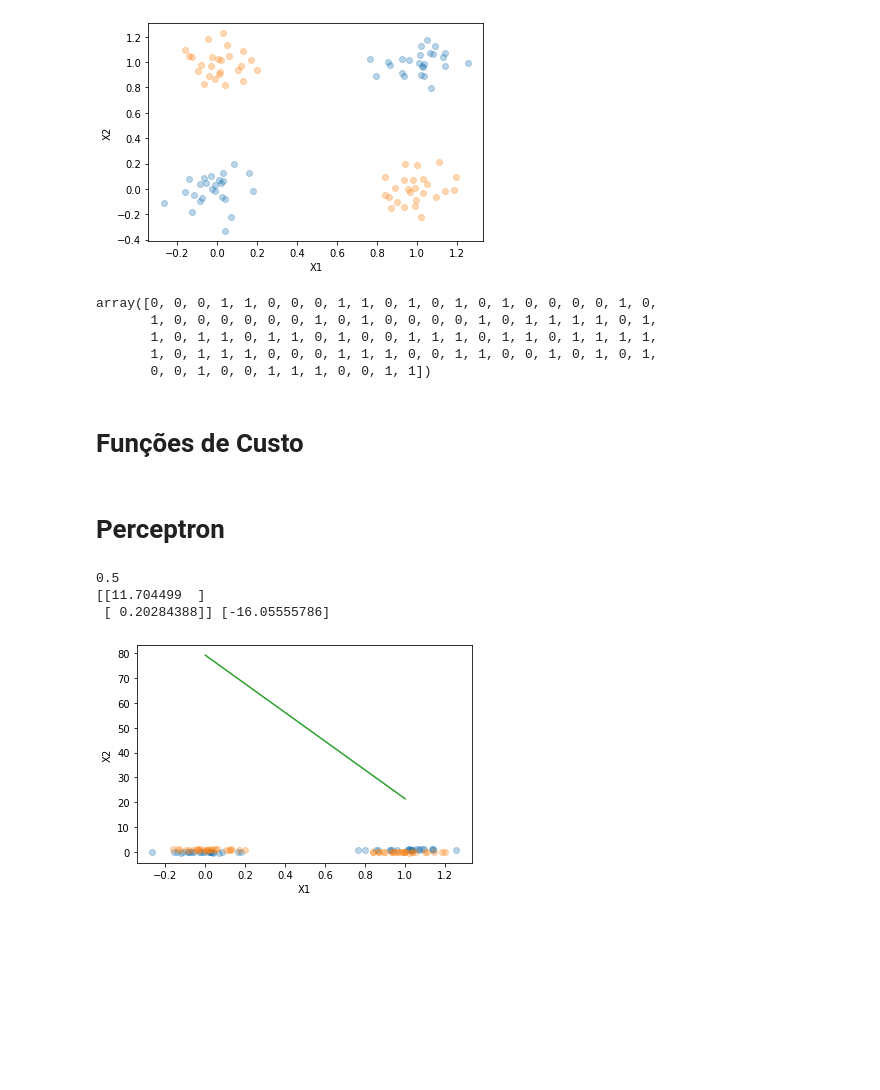
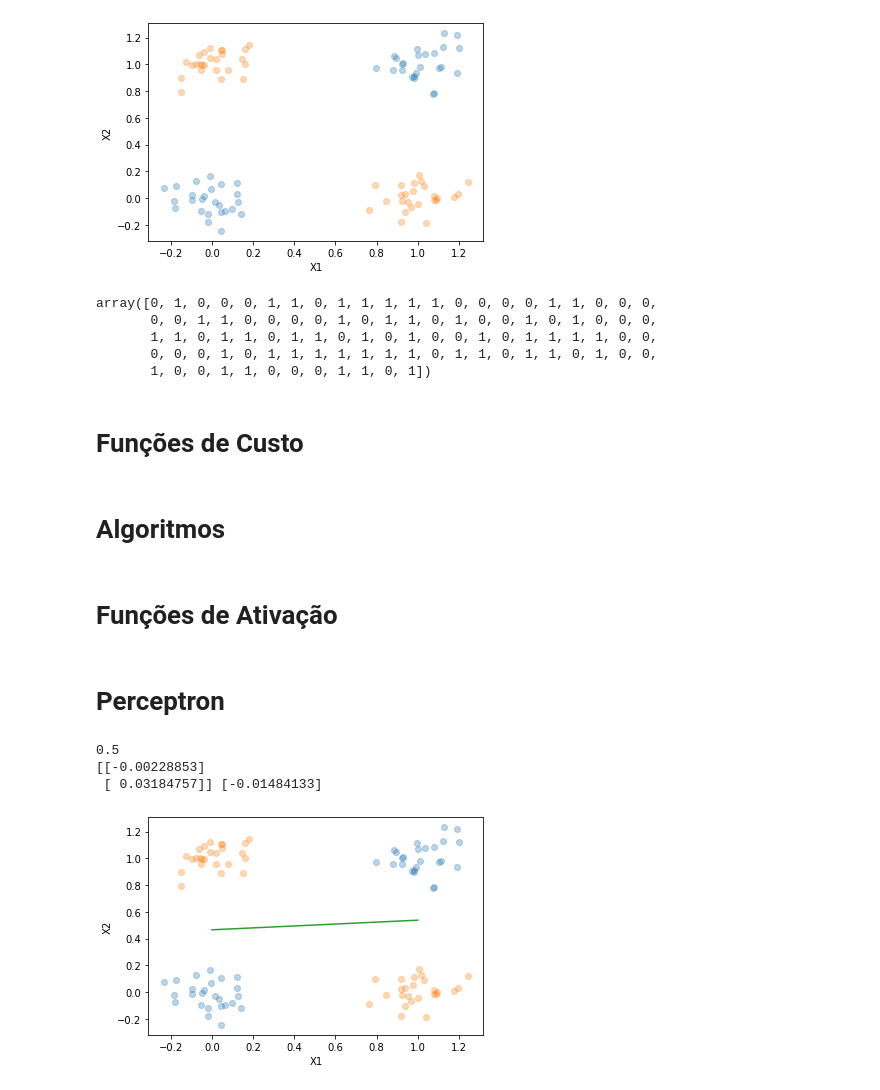
Before and after one commit to fboldt/aulasann, a Jupyter notebook: perceptron-xor.ipynb, the cells around one changed output. Cells and saved outputs as stored; diff of their text form; code cells hidden in the pictures; blank space fills up the shorter version.

```diff
--- a/perceptron-xor.ipynb
+++ b/perceptron-xor.ipynb
@@ -5,7 +5,7 @@ from sklearn.datasets import make_blobs
 from sklearn.preprocessing import label_binarize
 
 def geradataset(tamanho=20, centros=[[0,0],[1,0],[1,1],[0,1]]):
-    X, y = make_blobs(n_samples=tamanho, centers=centros, center_box=(0, 1.0), cluster_std=0.1)
+    X, y = make_blobs(n_samples=tamanho, centers=centros, cluster_std=0.1)
     y = np.array(y%2, dtype=int)
     return X, y
 
@@ -25,11 +25,11 @@ plotadataset(X, y)
 plt.show()
 y
 # %% [output]
-[figure, old version]
+[figure, new version]
-array([0, 0, 0, 1, 1, 0, 0, 0, 1, 1, 0, 1, 0, 1, 0, 1, 0, 0, 0, 0, 1, 0,
-       1, 0, 0, 0, 0, 0, 0, 1, 0, 1, 0, 0, 0, 0, 1, 0, 1, 1, 1, 1, 0, 1,
-       1, 0, 1, 1, 0, 1, 1, 0, 1, 0, 0, 1, 1, 1, 0, 1, 1, 0, 1, 1, 1, 1,
-       1, 0, 1, 1, 1, 0, 0, 0, 1, 1, 1, 0, 0, 1, 1, 0, 0, 1, 0, 1, 0, 1,
-       0, 0, 1, 0, 0, 1, 1, 1, 0, 0, 1, 1])
+array([0, 1, 0, 0, 0, 1, 1, 0, 1, 1, 1, 1, 1, 0, 0, 0, 0, 1, 1, 0, 0, 0,
+       0, 0, 1, 1, 0, 0, 0, 0, 1, 0, 1, 1, 0, 1, 0, 0, 1, 0, 1, 0, 0, 0,
+       1, 1, 0, 1, 1, 0, 1, 1, 0, 1, 0, 1, 0, 0, 1, 0, 1, 1, 1, 1, 0, 0,
+       0, 0, 0, 1, 0, 1, 1, 1, 1, 1, 1, 1, 0, 1, 1, 0, 1, 1, 0, 1, 0, 0,
+       1, 0, 0, 1, 1, 0, 0, 0, 1, 1, 0, 1])
 # %% [markdown]
 # Funções de Custo
@@ -76,16 +36,34 @@ class HingeLoss():
+# %% [markdown]
+# Algoritmos
+# %%
+class PseudoInversa():
+    def __init__(self):
+        pass
+    def getW(self, X, y):
+        pinv = np.linalg.pinv(X)
+        w = np.matmul(pinv,y)
+        return w
+# %% [markdown]
+# Funções de Ativação
+# %%
+from scipy.special import expit
+
+def sign(a):
+    return (a >= 0) * 2 - 1
+
+def tanh(a):
+    return expit(a) * 2 - 1
 # %% [markdown]
 # Perceptron
 # %%
 from sklearn.base import BaseEstimator, ClassifierMixin
 
 class Perceptron(BaseEstimator, ClassifierMixin):
-    def __init__(self, custo=CustoPerceptron(), alpha=0.5):
+    def __init__(self, algoritmo=PseudoInversa(), activation=tanh):
         self.w = None
-        self.activation = lambda a: (a>=0)*2-1
         self.threshold = 0
-        self.alpha = alpha
-        self.maxiter = 200
-        self.custo = custo
+        self.activation = activation
+        self.algoritmo = algoritmo
 
     @staticmethod
     def includebias(X):
@@ -94,48 +72,40 @@ class Perceptron(BaseEstimator, ClassifierMixin):
         return Xb
 
     def fit(self, X, y):
         Xb = Perceptron.includebias(X)
         self.labels = list(set(y))
         y = label_binarize(y, classes=self.labels)*2-1
         if len(self.labels) == 2 :
             y = y[:,0:1]
-        self.w = np.random.uniform(-1, 1, size=(Xb.shape[1], y.shape[1]))
-        # training
-        for _ in range(self.maxiter):
-            a = self.preactivate(X)
-            ypred = self.activation(a)
-            custo = self.custo.custo(y, ypred)
-            if custo == 0:
-                break
-            self.w = self.w + self.alpha*self.custo.gradiente(y, ypred, Xb)
-
-    def preactivate(self, X):
-        Xb = Perceptron.includebias(X)
-        return np.matmul(Xb, self.w)
+        if hasattr(self.algoritmo, 'custo') and (not hasattr(self.algoritmo.custo, 'preactivated') or not self.algoritmo.custo.preactivated):
+            self.w = self.algoritmo.getW(Xb, y, self.activation)
+        else:
+            self.w = self.algoritmo.getW(Xb, y)
 
     def predict(self, X):
-        a = self.preactivate(X)
+        Xb = Perceptron.includebias(X)
+        a = np.matmul(Xb, self.w)
         if self.w.shape[1] > 1:
             idx = np.argmax(a, axis=1)
         else:
             idx = np.array(self.activation(a) > self.threshold, dtype=int)[:,0]
         ypred = np.array([self.labels[i] for i in idx])
         return ypred
 
-perceptron = Perceptron(custo=HingeLoss)
+perceptron = Perceptron()
 perceptron.fit(X, y)
 ypred = perceptron.predict(X)
 print(sum(y == ypred)/len(y))
 print(perceptron.w[1:], perceptron.w[0])
 
 plotadataset(X, y)
 if len(set(y)) > 2:
     for i in range(len(set(y))):
         plotahiperplano(perceptron.w[1:,i], perceptron.w[0,i], min(X[:,0]), max(X[:,0]))
 else:
     plotahiperplano(perceptron.w[1:],perceptron.w[0])
 # %% [output]
 0.5
-[[11.704499  ]
- [ 0.20284388]] [-16.05555786]
+[[-0.00228853]
+ [ 0.03184757]] [-0.01484133]
-[figure, old version]
+[figure, new version]
```
Also changed, not shown: parts of 4 cells of this notebook, 2 other files.
